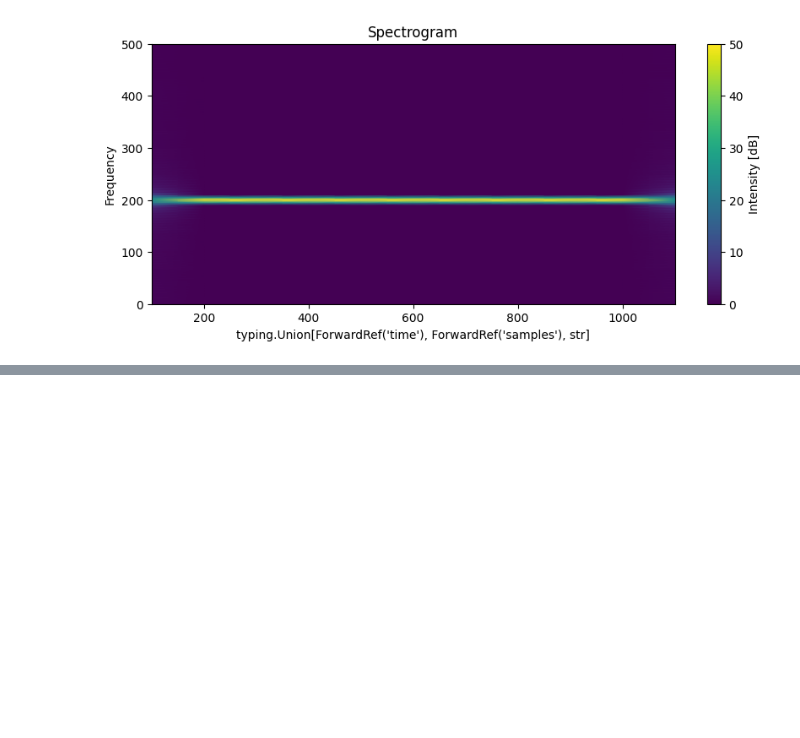
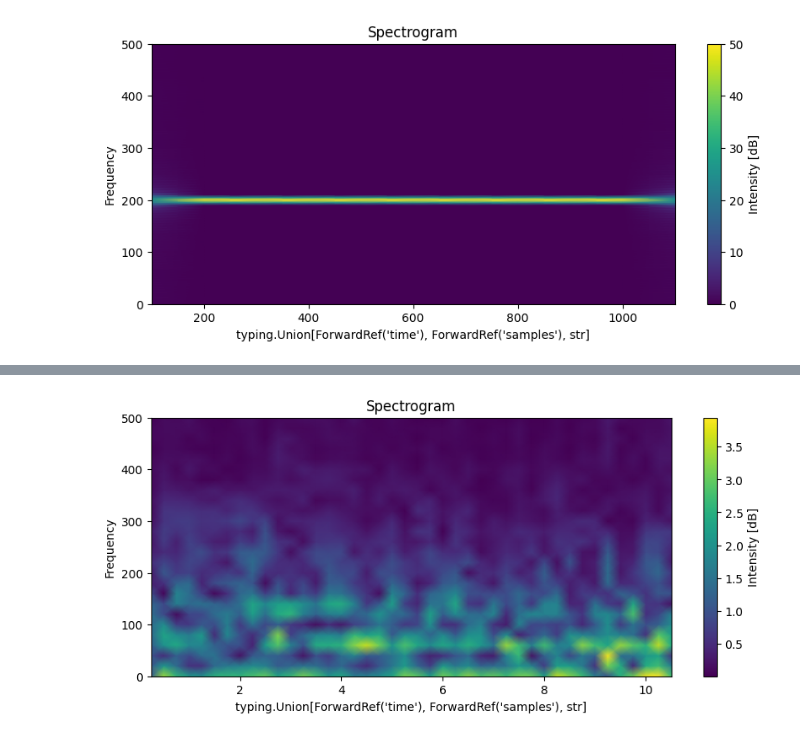
Before and after one commit to AIoT-Group-UoP/crossai-ts, a Jupyter notebook: examples/multi_axis_convert_signal.ipynb, the cells around one changed output, grey strips where cells are left out. Cells and saved outputs as stored; diff of their text form; code cells hidden in the pictures; blank space fills up the shorter version.

```diff
--- a/examples/multi_axis_convert_signal.ipynb
+++ b/examples/multi_axis_convert_signal.ipynb
@@ -97,0 +160,9 @@ fig = vis.plot_spectrogram(spec=specs[2], x=samples_sig, f=f)
+# %%
+plot_spectrogram(
+    f=f,
+    x=times_sig,
+    spec=specs[2],
+    return_mode=False
+)
+# %% [output]
+[figure, added]
```
Also changed, not shown: parts of 23 cells of this notebook, 2 other files.
